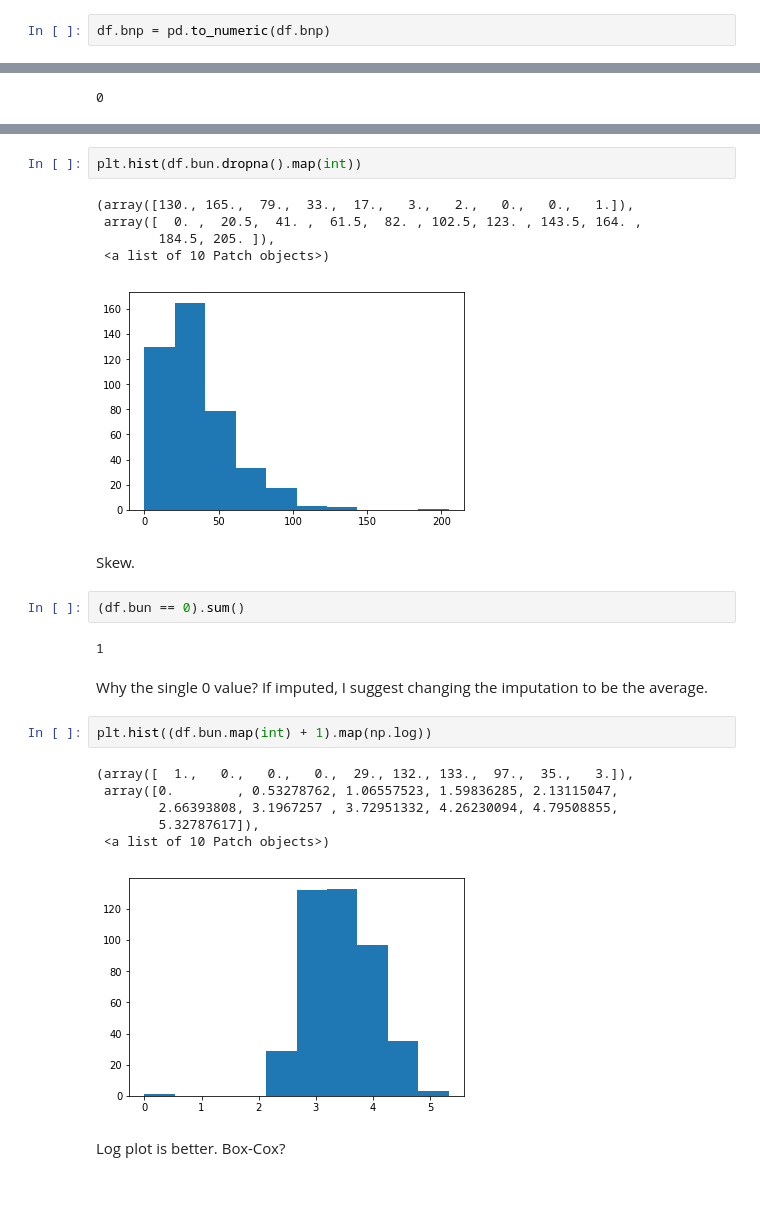
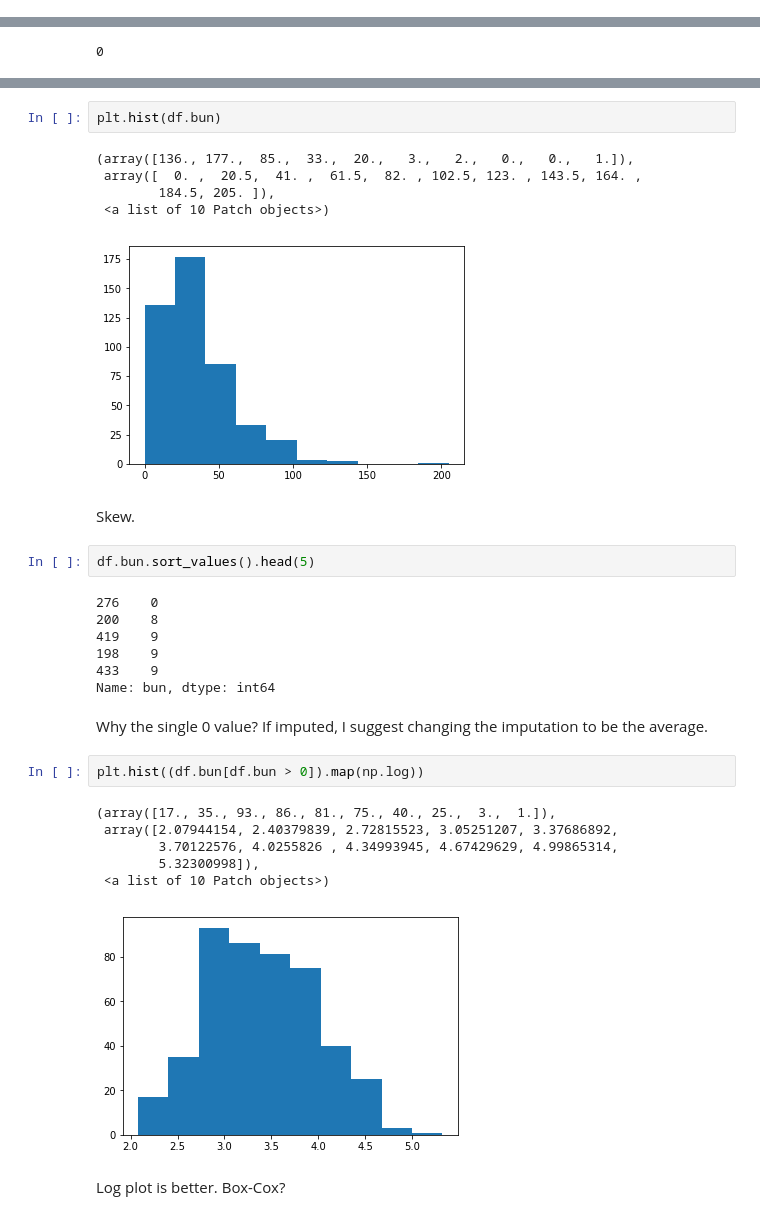
Before and after one commit to sjmalice/Cardiac, a Jupyter notebook: SimonEDA.ipynb, the cells around one changed output, grey strips where cells are left out. Cells and saved outputs as stored; diff of their text form; blank space fills up the shorter version.

Commit message:
Made function to set dtypes of columns that come out of cleanpipeline. Updated EDA

```diff
--- a/SimonEDA.ipynb
+++ b/SimonEDA.ipynb
@@ -174,5 +207,3 @@ Name: status, dtype: int64
 # %% [markdown]
 <p><a name="bnp"></a></p>
 ### BNP
-# %%
-df.bnp = pd.to_numeric(df.bnp)
@@ -353,28 +370,33 @@ Name: bun, dtype: float64
 # %%
-plt.hist(df.bun.dropna().map(int))
+plt.hist(df.bun)
 # %% [output]
-(array([130., 165.,  79.,  33.,  17.,   3.,   2.,   0.,   0.,   1.]),
+(array([136., 177.,  85.,  33.,  20.,   3.,   2.,   0.,   0.,   1.]),
  array([  0. ,  20.5,  41. ,  61.5,  82. , 102.5, 123. , 143.5, 164. ,
         184.5, 205. ]),
  <a list of 10 Patch objects>)
-[figure, old version]
+[figure, new version]
 # %% [markdown]
 Skew.
-# %%
-(df.bun == 0).sum()
-# %% [output]
-1
+# %%
+df.bun.sort_values().head(5)
+# %% [output]
+276    0
+200    8
+419    9
+198    9
+433    9
+Name: bun, dtype: int64
 # %% [markdown]
 Why the single 0 value? If imputed, I suggest changing the imputation to be the average.
 # %%
-plt.hist((df.bun.map(int) + 1).map(np.log))
+plt.hist((df.bun[df.bun > 0]).map(np.log))
 # %% [output]
-(array([  1.,   0.,   0.,   0.,  29., 132., 133.,  97.,  35.,   3.]),
- array([0.        , 0.53278762, 1.06557523, 1.59836285, 2.13115047,
-        2.66393808, 3.1967257 , 3.72951332, 4.26230094, 4.79508855,
-        5.32787617]),
+(array([17., 35., 93., 86., 81., 75., 40., 25.,  3.,  1.]),
+ array([2.07944154, 2.40379839, 2.72815523, 3.05251207, 3.37686892,
+        3.70122576, 4.0255826 , 4.34993945, 4.67429629, 4.99865314,
+        5.32300998]),
  <a list of 10 Patch objects>)
-[figure, old version]
+[figure, new version]
 # %% [markdown]
 Log plot is better. Box-Cox?
 # %% [markdown]
```
Also changed, not shown: parts of 53 cells of this notebook, 2 other files.
